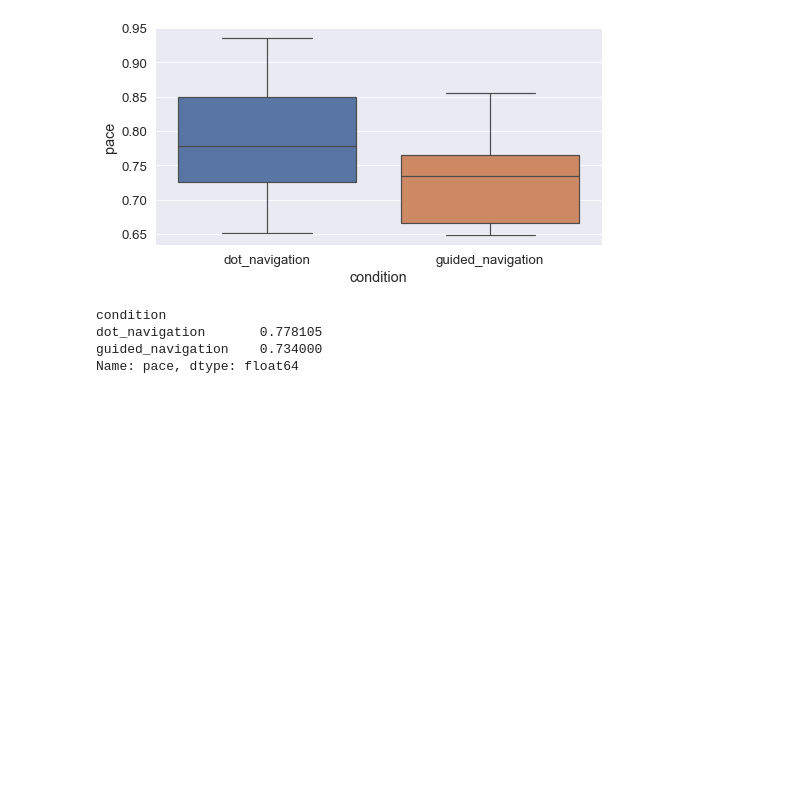
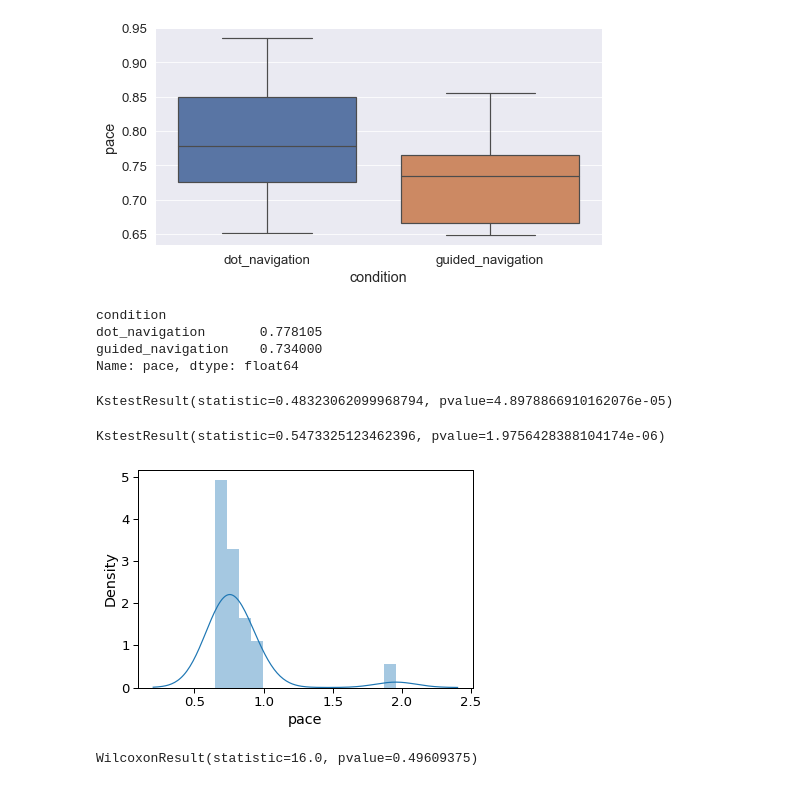
Before and after one commit to macemoth/HCI-Experiment-Report, a Jupyter notebook: HCI_Analysis.ipynb, the cells around one changed output. Cells and saved outputs as stored; diff of their text form; code cells hidden in the pictures; blank space fills up the shorter version.

Commit message:
Add more statistics

```diff
--- a/HCI_Analysis.ipynb
+++ b/HCI_Analysis.ipynb
@@ -92,3 +93,21 @@ condition
 dot_navigation       0.778105
 guided_navigation    0.734000
 Name: pace, dtype: float64
+# %%
+stats.kstest(data["pace"], 'halfnorm')
+# %% [output]
+KstestResult(statistic=0.48323062099968794, pvalue=4.8978866910162076e-05)
+# %%
+stats.kstest(data["pace"], 'invgauss', args=[0.82])
+# %% [output]
+KstestResult(statistic=0.5473325123462396, pvalue=1.9756428388104174e-06)
+# %%
+fig = sns.distplot(data["pace"])
+#fig.get_figure().savefig("Pace_dist.pdf")
+# %% [output]
+[figure, added]
+# %%
+# Not useful, because asymmetrical number of samples
+stats.wilcoxon(data[data["condition"] == "dot_navigation"]["pace"].iloc[0:9], data[data["condition"] == "guided_navigation"]["pace"])
+# %% [output]
+WilcoxonResult(statistic=16.0, pvalue=0.49609375)
```
Also changed, not shown: parts of 1 cell of this notebook.
